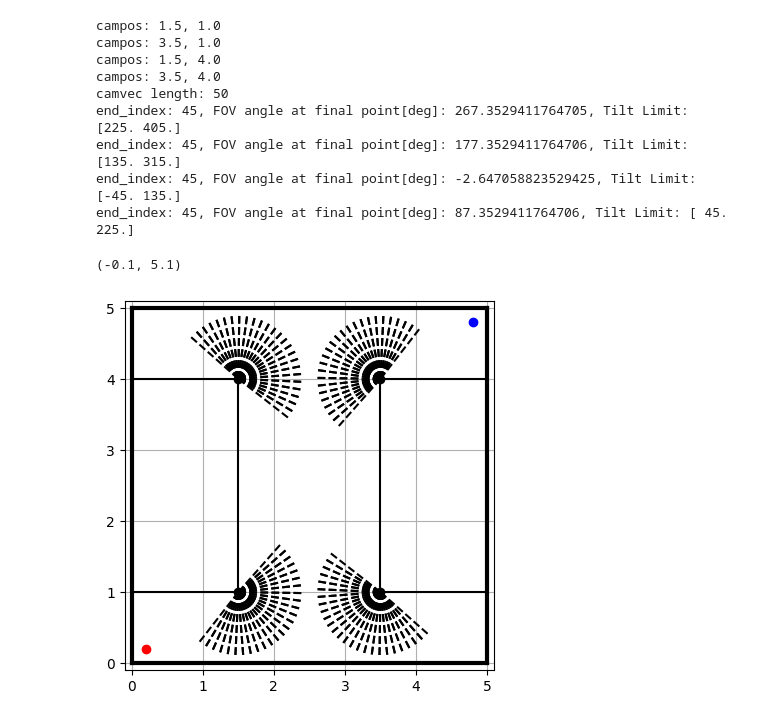
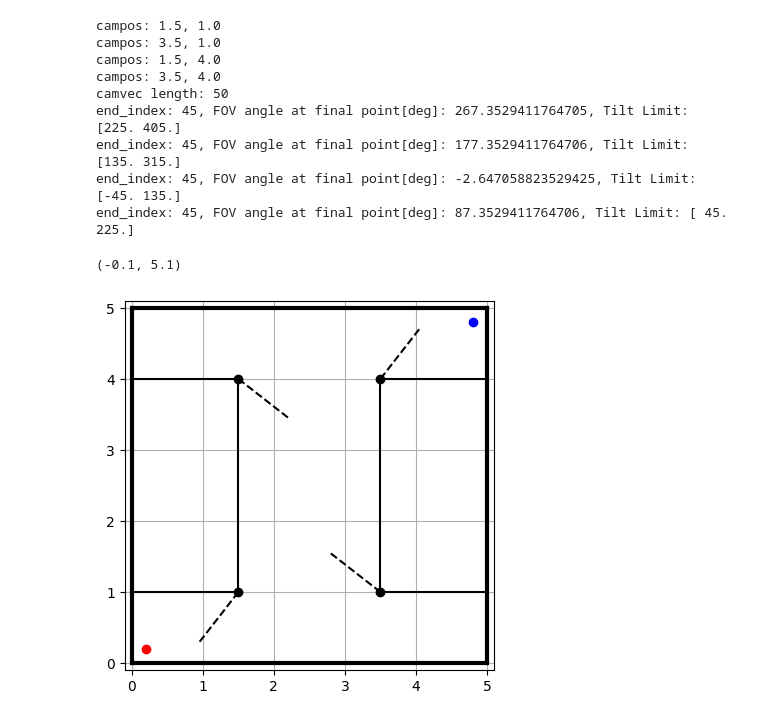
Before and after one commit to jeffersonkim97/cognis_UAM, a Jupyter notebook: notebook/GameTheory_Example_Multiple_Cam_TrenchRun.ipynb, the cells around one changed output. Cells and saved outputs as stored; diff of their text form; code cells hidden in the pictures.

```diff
--- a/notebook/GameTheory_Example_Multiple_Cam_TrenchRun.ipynb
+++ b/notebook/GameTheory_Example_Multiple_Cam_TrenchRun.ipynb
@@ -135,41 +135,45 @@ for ind in range(n_cam):
     plt.plot(campos[ind,0], campos[ind,1], 'ok')
 
     # Plot Camera FOV
-    for k in range(len(camvec[ind])):
-        theta = camvec[ind, k]
-        xend = campos[ind,0]+fov_rng*np.cos(theta)
-        yend = campos[ind,1]+fov_rng*np.sin(theta)
-        plt.plot([campos[ind,0], xend], [campos[ind,1], yend], '--k')
+    #for k in range(len(camvec[ind])):
+    #    theta = camvec[ind, k]
+    #    xend = campos[ind,0]+fov_rng*np.cos(theta)
+    #    yend = campos[ind,1]+fov_rng*np.sin(theta)
+    #    plt.plot([campos[ind,0], xend], [campos[ind,1], yend], '--k')
+    theta = camvec[ind, 0]
+    xend = campos[ind,0]+fov_rng*np.cos(theta)
+    yend = campos[ind,1]+fov_rng*np.sin(theta)
+    plt.plot([campos[ind,0], xend], [campos[ind,1], yend], '--k')
 
 # Building
 for b in range(nB):
     bcoor = building[b]
     plt.plot([bcoor[0], bcoor[1]], [bcoor[2], bcoor[2]], '-k')
     plt.plot([bcoor[0], bcoor[1]], [bcoor[3], bcoor[3]], '-k')
     plt.plot([bcoor[0], bcoor[0]], [bcoor[2], bcoor[3]], '-k')
     plt.plot([bcoor[1], bcoor[1]], [bcoor[2], bcoor[3]], '-k')
 
 # Plot x0, xf
 plt.plot(x0[0], x0[1], 'or')
 plt.plot(xf[0], xf[1], 'ob')
 
 # Boxing the grid edge
 # Horizontal
 plt.plot([x[0], x[-1]], [y[0], y[0]], '-k', linewidth=3)
 plt.plot([x[0], x[-1]], [y[-1], y[-1]], '-k', linewidth=3)
 # Vertical
 plt.plot([x[0], x[0]], [y[0], y[-1]], '-k', linewidth=3)
 plt.plot([x[-1], x[-1]], [y[0], y[-1]], '-k', linewidth=3)
 
 # Plot Settings
 plt.grid()
 plt.axis('square')
 tol = 0.1
 plt.xlim(-tol, x[-1]+tol)
 plt.ylim(-tol, y[-1]+tol)
 # %% [output]
 (-0.1, 5.1)
-[figure, old version]
+[figure, new version]
 # %%
 # Movement Map Masking
 # Current Movement Map = Static Map + Dyanmic Map
```
Also changed, not shown: parts of 12 cells of this notebook, 3 other files.
